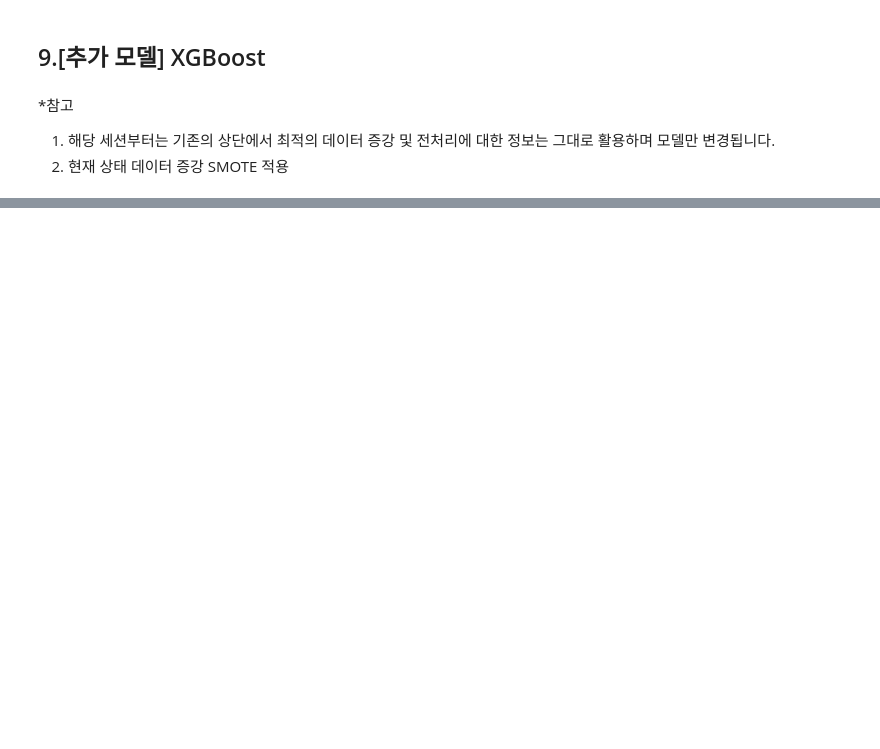
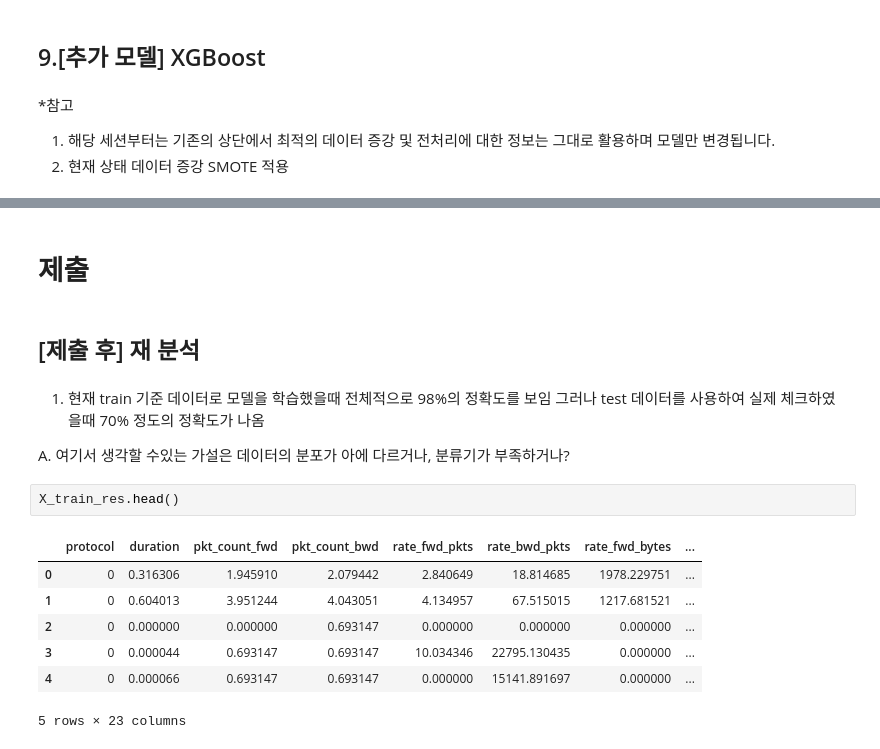
Before and after one commit to oh-seok-ju/DACON, a Jupyter notebook: 데이콘_해킹분석1차.ipynb, the cells around one changed output, grey strips where cells are left out. Drawn from its saved outputs; the diff is of its cells as text; blank space fills up the shorter version.

```diff
--- a/데이콘_해킹분석1차.ipynb
+++ b/데이콘_해킹분석1차.ipynb
@@ -1351,0 +1657,18 @@ print(f"XGBoost Accuracy: {accuracy_score(y_encoded_val, y_pred_xgb):.4f}")
+# %% [markdown]
+# 제출
+# %% [markdown]
+## [제출 후] 재 분석
+# %% [markdown]
+1. 현재 train 기준 데이터로 모델을 학습했을때 전체적으로 98%의 정확도를 보임 그러나 test 데이터를 사용하여 실제 체크하였을때 70% 정도의 정확도가 나옴
+
+  A. 여기서 생각할 수있는 가설은 데이터의 분포가 아에 다르거나, 분류기가 부족하거나?
+# %%
+X_train_res.head()
+# %% [output]
+|  | protocol | duration | pkt_count_fwd | pkt_count_bwd | rate_fwd_pkts | rate_bwd_pkts | rate_fwd_bytes | ... |
+| 0 | 0 | 0.316306 | 1.945910 | 2.079442 | 2.840649 | 18.814685 | 1978.229751 | ... |
+| 1 | 0 | 0.604013 | 3.951244 | 4.043051 | 4.134957 | 67.515015 | 1217.681521 | ... |
+| 2 | 0 | 0.000000 | 0.000000 | 0.693147 | 0.000000 | 0.000000 | 0.000000 | ... |
+| 3 | 0 | 0.000044 | 0.693147 | 0.693147 | 10.034346 | 22795.130435 | 0.000000 | ... |
+| 4 | 0 | 0.000066 | 0.693147 | 0.693147 | 0.000000 | 15141.891697 | 0.000000 | ... |
+5 rows × 23 columns
```
Also changed, not shown: parts of 37 cells of this notebook.
